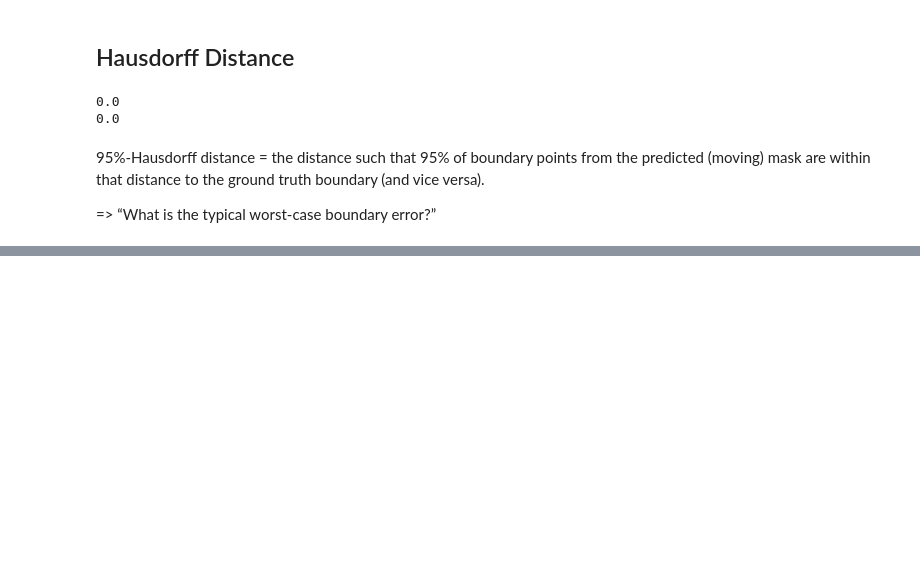
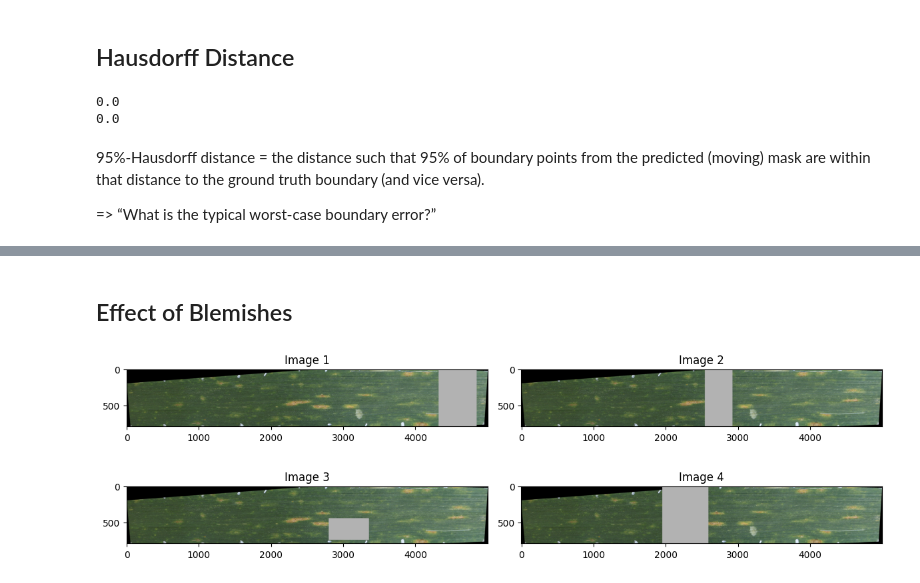
Before and after one commit to eboesch/LeafAlignment, a Jupyter notebook: Metrics.ipynb, the cells around one changed output, grey strips where cells are left out. Saved outputs shown, nothing was run; the diff lists cells and outputs as text; code cells hidden in the pictures; blank space fills up the shorter version.

```diff
--- a/Metrics.ipynb
+++ b/Metrics.ipynb
@@ -378,0 +583,18 @@ print(hausdorff(None, fixed_mask, None, fixed_mask).item())
+# %% [markdown]
+## Effect of Blemishes
+# %%
+img_og = moving
+mask_og = moving_mask
+# %%
+replacer = K.augmentation.RandomErasing(scale=(0.02, 0.2), ratio=(0.3, 3.3), value=0.7, p=1)
+img_blemish1 = replacer(img_og)
+img_blemish2 = replacer(img_og)
+img_blemish3 = replacer(img_og)
+img_blemish4 = replacer(img_og)
+# %%
+# _=plot_image_pair(img_og, img_blemish)
+_=plot_image_pair(img_blemish1, img_blemish2)
+_=plot_image_pair(img_blemish3, img_blemish4, 3, 4)
+# %% [output]
+[figure, added]
+[figure, added]
```
Also changed, not shown: parts of 28 cells of this notebook, 5 other files.
